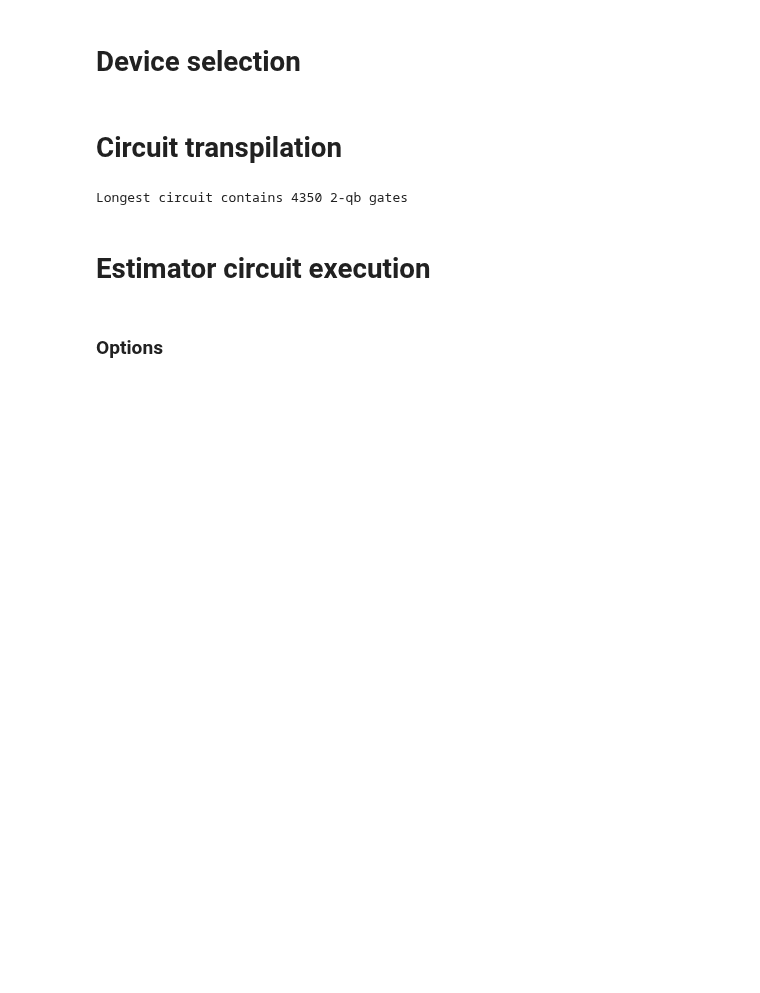
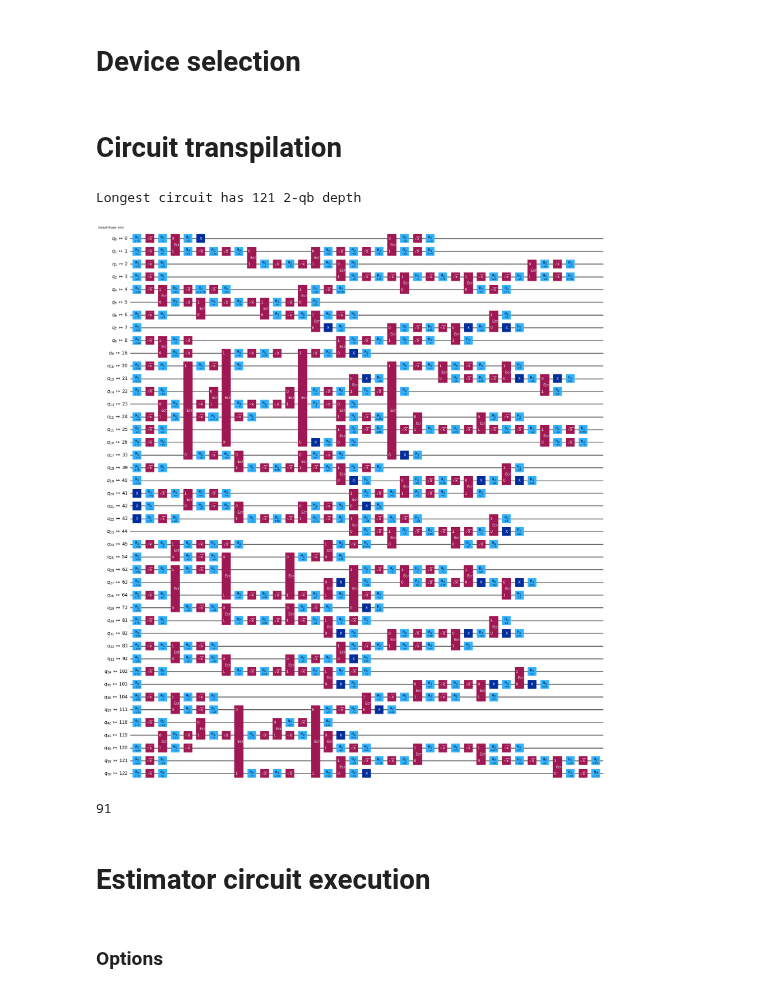
Before and after one commit to Fradm98/qs-qh, a Jupyter notebook: src/notebooks/Z2/z2_chain_hardware.ipynb, the cells around one changed output. Drawn from its saved outputs; the diff is of its cells as text; code cells hidden in the pictures; blank space fills up the shorter version.

```diff
--- a/src/notebooks/Z2/z2_chain_hardware.ipynb
+++ b/src/notebooks/Z2/z2_chain_hardware.ipynb
@@ -4,13 +4,13 @@
 L = 22
 J = 1
 h = 0.05
-lamb = 0.5
+lamb = 0.9
 
 particle_pair_left_position = 10
 particle_pair_length = 1
 
-final_time = 5
-layers = 50
+final_time = 4
+layers = 20
 measure_every_layers = 1
 # %% [markdown]
 # Device selection
@@ -28,20 +28,26 @@ backend = service.backend(device)
 # %%
 from z2chain.circs import physical_particle_pair_quench_simulation_circuits
 
 optimization_level = 2
 
 # qubits_inds = None
-qubits_inds = [13, 12, 11, 10, 9, 8, 7, 6, 5, 4,
-               3, 2, 1, 0, 14, 18, 19, 20, 21, 22,
-               23, 24, 25, 26, 27, 28, 29, 35, 47, 48,
-               49, 55, 68, 67, 66, 65, 64, 63, 62, 61,
-               60, 59, 58, 71, 77, 76]
+qubits_inds = [0, 1, 2, 3, 4, 5, 6, 7, 8, 16,
+               26, 25, 24, 23, 22, 21, 20, 33, 39, 40,
+               41, 42, 43, 44, 45, 54, 64, 63, 62, 72,
+               81, 82, 83, 92, 102, 103, 104, 111, 122,
+               121, 120, 119, 118, 116, 115, 114, 109, 96, 95]
 
 physical_circuits = physical_particle_pair_quench_simulation_circuits(L, J, h, lamb, particle_pair_left_position, particle_pair_length, final_time, layers, backend, optimization_level, qubits_inds, measure_every_layers=measure_every_layers)
-print(f"Longest circuit contains {physical_circuits[-1].num_nonlocal_gates()} 2-qb gates")
+longest_2qb_depth = physical_circuits[-1].depth(lambda x: len(x.qubits) == 2)
+print(f"Longest circuit has {longest_2qb_depth} 2-qb depth")
 physical_circuits[1].draw(output="mpl", idle_wires=False, fold=-1)
 # %% [output]
-Longest circuit contains 4350 2-qb gates
+Longest circuit has 121 2-qb depth
+[figure, added]
+# %%
+physical_circuits[15].depth(lambda x: len(x.qubits) == 2)
+# %% [output]
+91
 # %% [markdown]
 # Estimator circuit execution
 # %% [markdown]
```
Also changed, not shown: parts of 1 cell of this notebook, 47 other files.
